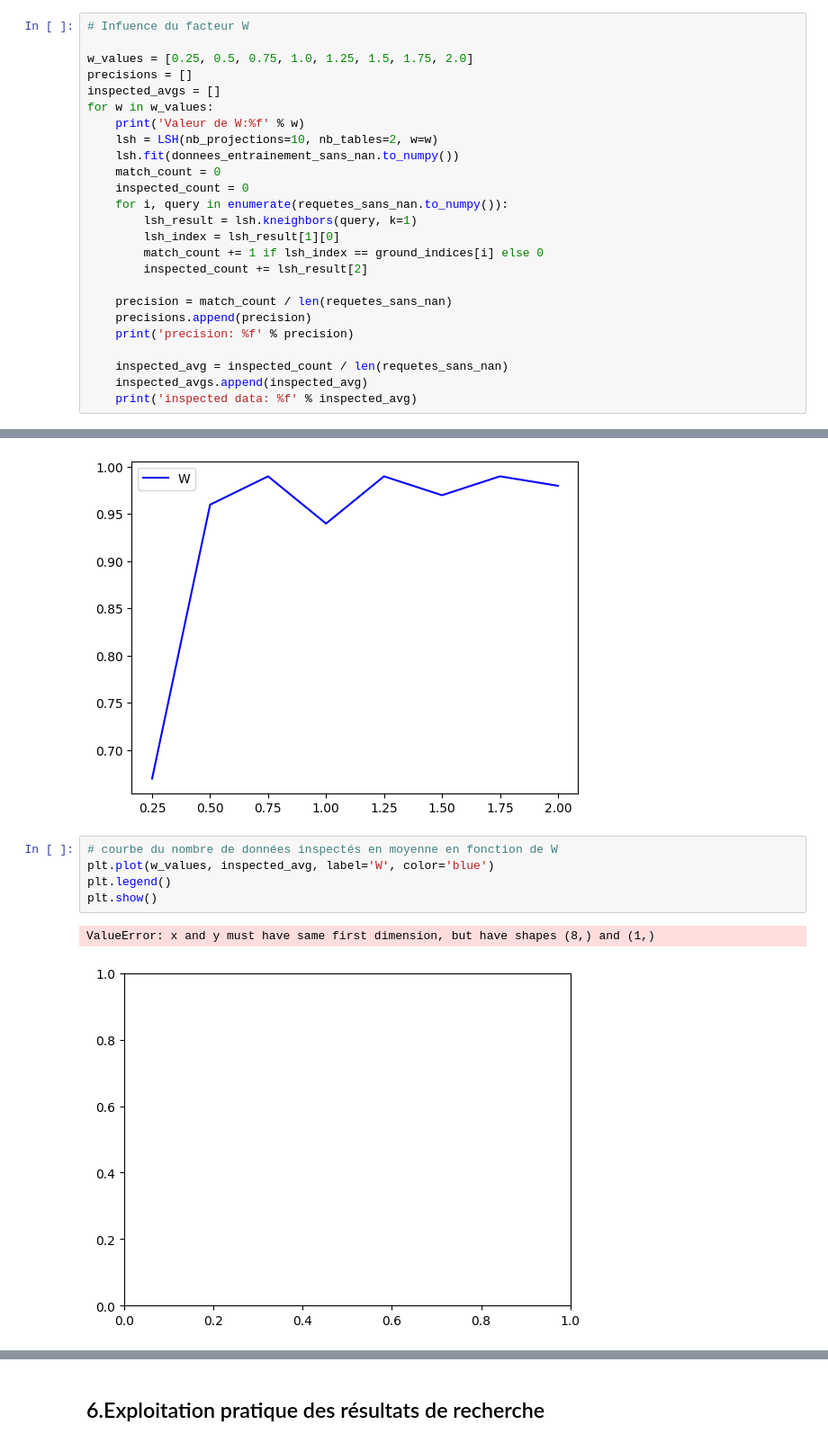
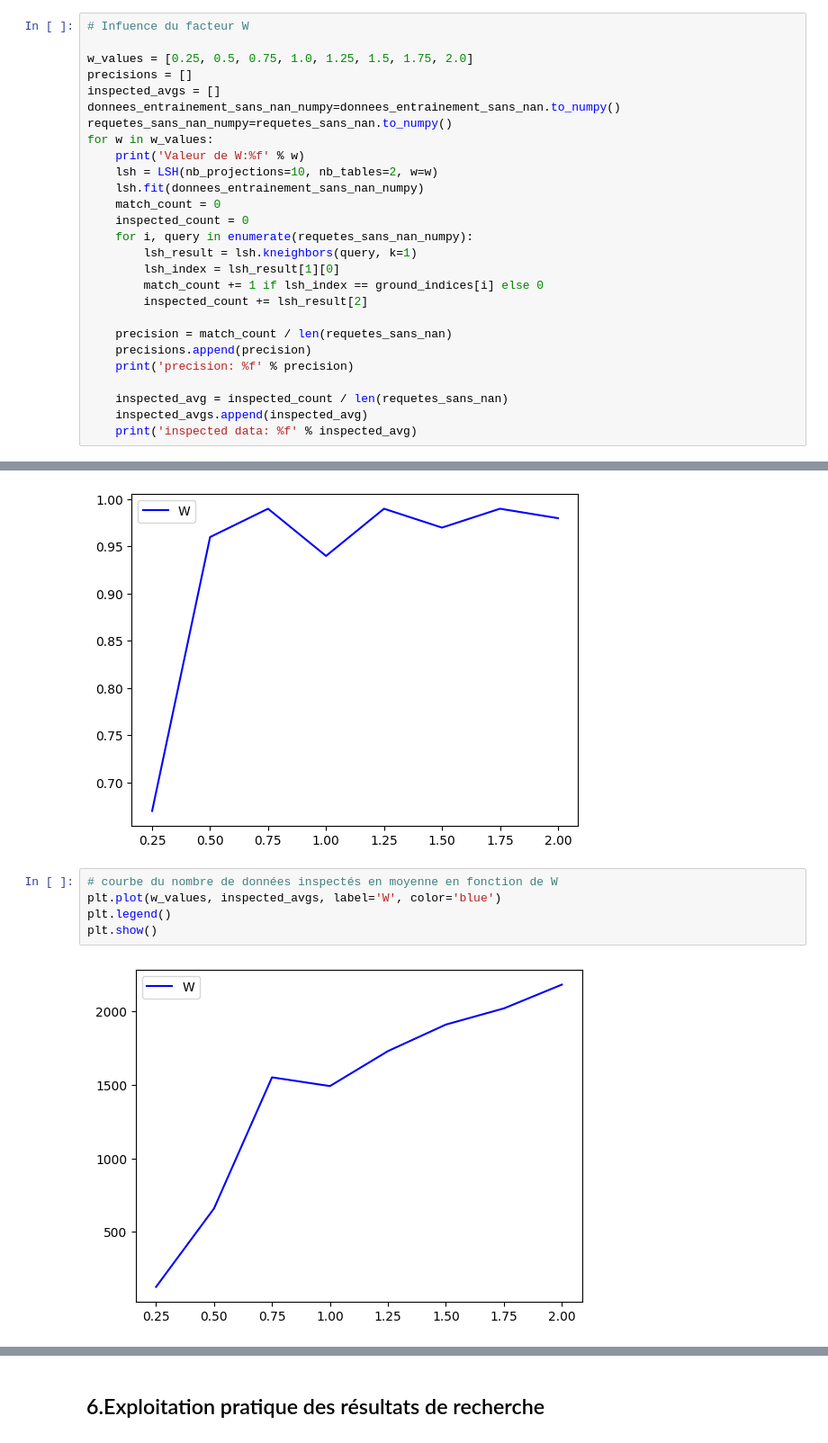
Before and after one commit to Louise-MarieHenaff/PROJET-SIM, a Jupyter notebook: projet_similarite.ipynb, the cells around one changed output, grey strips where cells are left out. Shown at 90% size. Cells and saved outputs as stored; diff of their text form.

```diff
--- a/projet_similarite.ipynb
+++ b/projet_similarite.ipynb
@@ -328,13 +328,15 @@ print(donnees_entrainement_sans_nan.to_numpy())
 w_values = [0.25, 0.5, 0.75, 1.0, 1.25, 1.5, 1.75, 2.0]
 precisions = []
 inspected_avgs = []
+donnees_entrainement_sans_nan_numpy=donnees_entrainement_sans_nan.to_numpy()
+requetes_sans_nan_numpy=requetes_sans_nan.to_numpy()
 for w in w_values:
     print('Valeur de W:%f' % w)
     lsh = LSH(nb_projections=10, nb_tables=2, w=w)
-    lsh.fit(donnees_entrainement_sans_nan.to_numpy())
+    lsh.fit(donnees_entrainement_sans_nan_numpy)
     match_count = 0
     inspected_count = 0
-    for i, query in enumerate(requetes_sans_nan.to_numpy()):
+    for i, query in enumerate(requetes_sans_nan_numpy):
         lsh_result = lsh.kneighbors(query, k=1)
         lsh_index = lsh_result[1][0]
         match_count += 1 if lsh_index == ground_indices[i] else 0
@@ -374,12 +376,11 @@ plt.show()
 [figure]
 # %%
 # courbe du nombre de données inspectés en moyenne en fonction de W
-plt.plot(w_values, inspected_avg, label='W', color='blue')
+plt.plot(w_values, inspected_avgs, label='W', color='blue')
 plt.legend()
 plt.show()
 # %% [output]
-ValueError: x and y must have same first dimension, but have shapes (8,) and (1,)
-[figure, old version]
+[figure, new version]
 # %%
 # Infuence du nombre de table de hachage
 precisions = []
```
Also changed, not shown: parts of 2 cells of this notebook.
